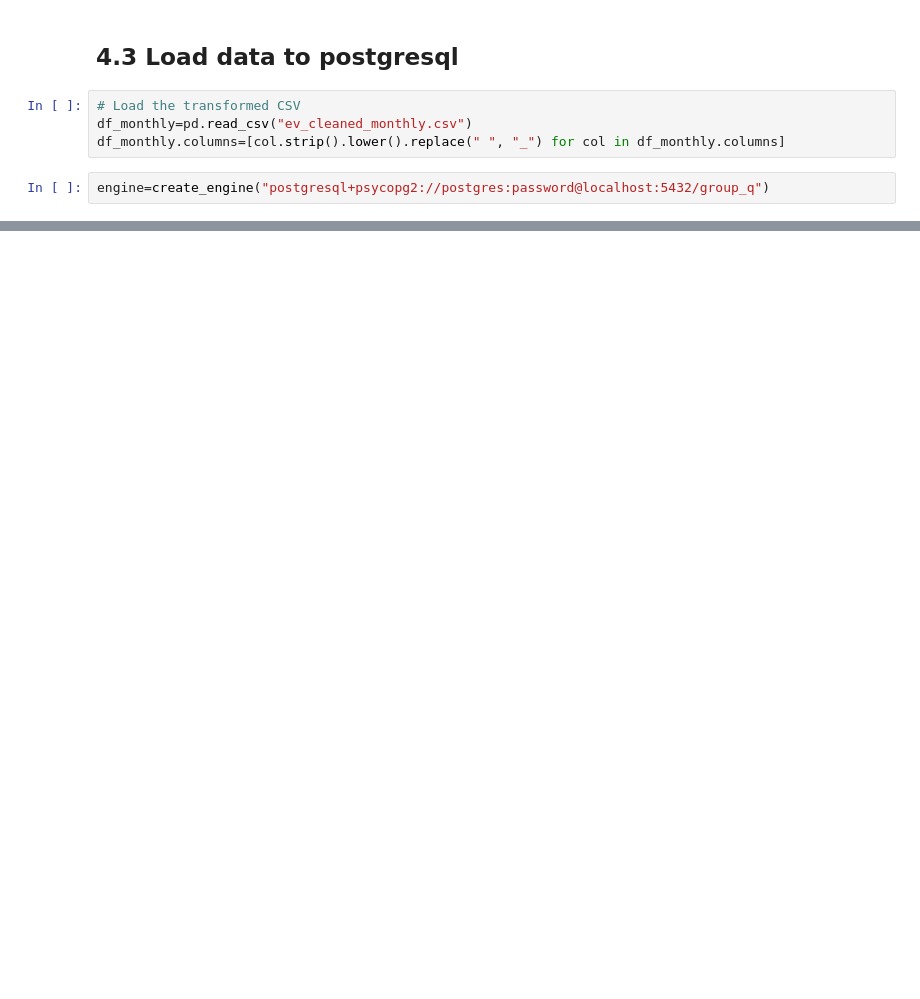
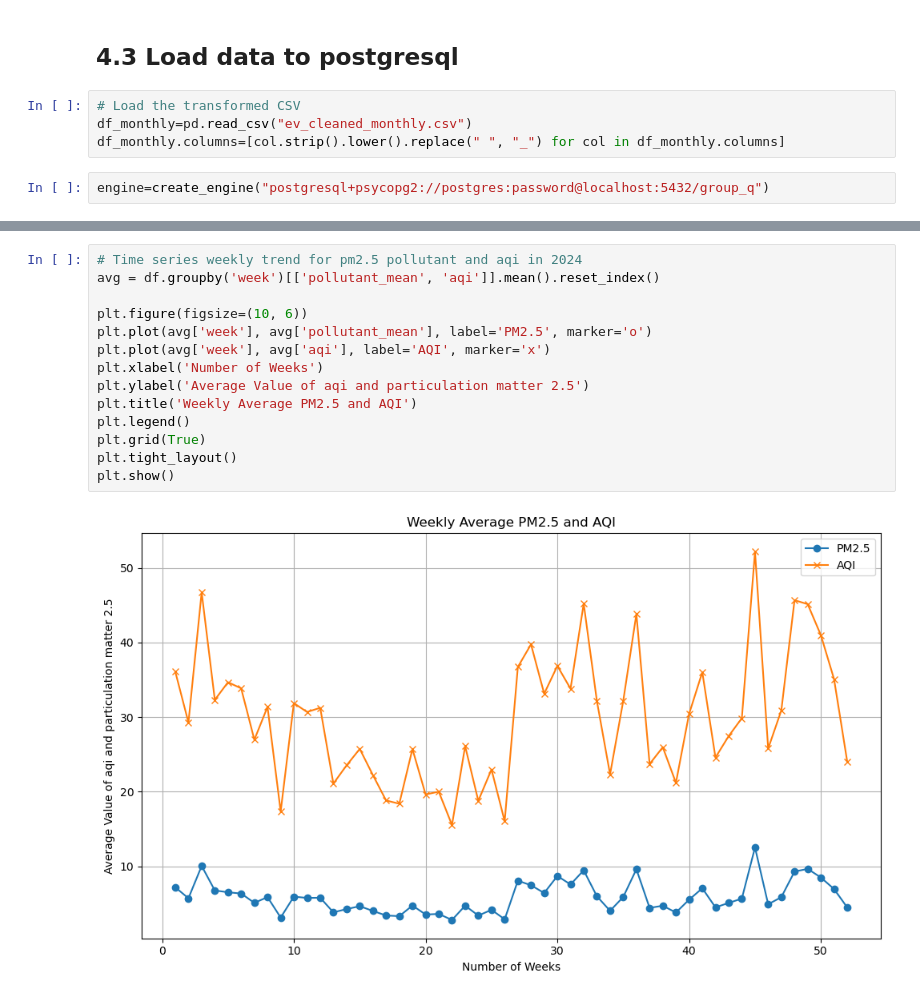
Before and after one commit to x23364394/Environmenatal_impact_of_EV_adoption, a Jupyter notebook: Group_Q.ipynb, the cells around one changed output, grey strips where cells are left out. Cells and saved outputs as stored; diff of their text form; blank space fills up the shorter version.

```diff
--- a/Group_Q.ipynb
+++ b/Group_Q.ipynb
@@ -914,0 +989,16 @@ Data is successfully loaded into database
+# %%
+# Time series weekly trend for pm2.5 pollutant and aqi in 2024
+avg = df.groupby('week')[['pollutant_mean', 'aqi']].mean().reset_index()
+
+plt.figure(figsize=(10, 6))
+plt.plot(avg['week'], avg['pollutant_mean'], label='PM2.5', marker='o')
+plt.plot(avg['week'], avg['aqi'], label='AQI', marker='x')
+plt.xlabel('Number of Weeks')
+plt.ylabel('Average Value of aqi and particulation matter 2.5')
+plt.title('Weekly Average PM2.5 and AQI')
+plt.legend()
+plt.grid(True)
+plt.tight_layout()
+plt.show()
+# %% [output]
+[figure, added]
```
Also changed, not shown: parts of 57 cells of this notebook.
